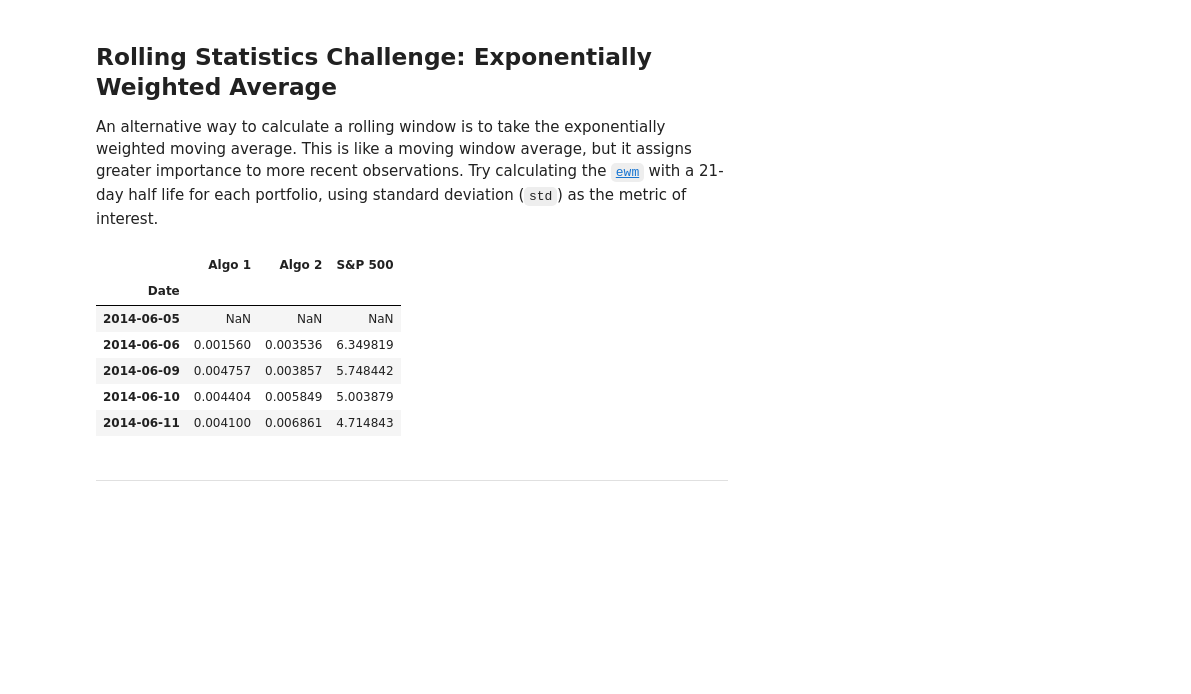
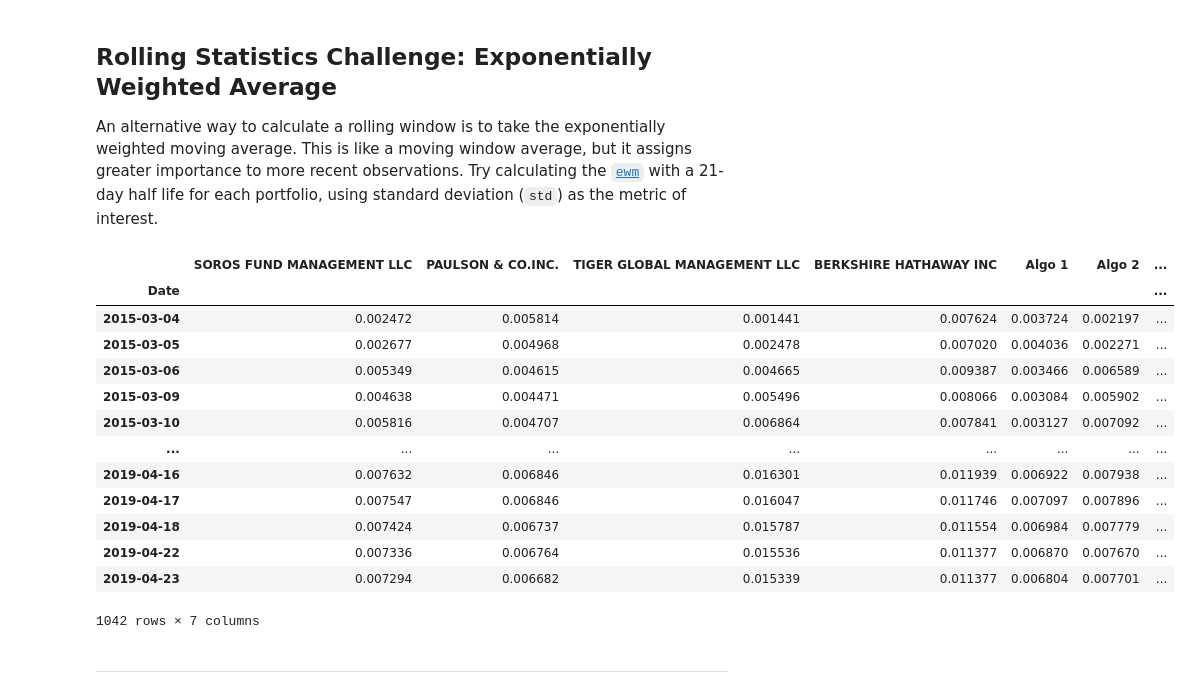
Before and after one commit to JamelBoyer/J_Boyer_Bootcamp, a Jupyter notebook: 02-Homework/04-Pandas/Instructions/Starter_Code/whale_analysis.ipynb, the cells around one changed output. Saved outputs shown, nothing was run; the diff lists cells and outputs as text; code cells hidden in the pictures; blank space fills up the shorter version.

```diff
--- a/02-Homework/04-Pandas/Instructions/Starter_Code/whale_analysis.ipynb
+++ b/02-Homework/04-Pandas/Instructions/Starter_Code/whale_analysis.ipynb
@@ -225,15 +225,15 @@ data_frame.head()
 | 2012-10-05 | -0.000322 |
 # %%
 # Drop nulls
-data_frame.dropna(inplace=True)
-data_frame.isnull().sum()
+SP_Close.dropna(inplace=True)
+SP_Close.isnull().sum()
 # %% [output]
 Close    0
 dtype: int64
 # %%
 # Rename `Close` Column to be specific to this portfolio.
-data_frame.columns = ["S&P 500 Daily Close"]
-data_frame.head()
+SP_Close.columns = ["S&P 500 Daily Close"]
+SP_Close.head()
 # %% [output]
 |  | S&P 500 Daily Close |
 | Date |  |
@@ -246,8 +246,6 @@ data_frame.head()
 ## Combine Whale, Algorithmic, and S&P 500 Returns
 # %%
 # Join Whale Returns, Algorithmic Returns, and the S&P 500 Returns into a single DataFrame with columns for each portfolio's returns.
-df = pd.concat([whale_returns, algo_returns,sp500_Closing_Prices], axis = "columns",join = "inner")
-
-
-df.dropna
+daily_oringinal_returns = pd.concat([whale_returns, algo_returns, SP_Close], axis = "columns",join = "inner")
+print(daily_oringinal_returns)
 # %% [output]
@@ -312,0 +305,4 @@ df.dropna()
+# %%
+columns = ["SOROS FUND MANAGEMENT LLC", "PAULSON & CO.INC.", "TIGER GLOBAL MANAGEMENT LLC", "BERKSHIRE HATHAWAY INC", "Algo 1 ", "Algo 2", "S&P_Close"]
+daily_oringinal_returns.columns = columns
+daily_oringinal_returns.head()
@@ -542,15 +495,22 @@ An alternative way to calculate a rolling window is to take the exponentially we
 # %%
 # Use `ewm` to calculate the rolling window
 
-df.ewm(halflife=21).std()
+daily_oringinal_returns.ewm(halflife=21).std().dropna()
 # %% [output]
-|  | Algo 1 | Algo 2 | S&P 500 |
-| Date |  |  |  |
-| 2014-06-05 | NaN | NaN | NaN |
-| 2014-06-06 | 0.001560 | 0.003536 | 6.349819 |
-| 2014-06-09 | 0.004757 | 0.003857 | 5.748442 |
-| 2014-06-10 | 0.004404 | 0.005849 | 5.003879 |
-| 2014-06-11 | 0.004100 | 0.006861 | 4.714843 |
+|  | SOROS FUND MANAGEMENT LLC | PAULSON & CO.INC. | TIGER GLOBAL MANAGEMENT LLC | BERKSHIRE HATHAWAY INC | Algo 1 | Algo 2 | ... |
+| Date |  |  |  |  |  |  | ... |
+| 2015-03-04 | 0.002472 | 0.005814 | 0.001441 | 0.007624 | 0.003724 | 0.002197 | ... |
+| 2015-03-05 | 0.002677 | 0.004968 | 0.002478 | 0.007020 | 0.004036 | 0.002271 | ... |
+| 2015-03-06 | 0.005349 | 0.004615 | 0.004665 | 0.009387 | 0.003466 | 0.006589 | ... |
+| 2015-03-09 | 0.004638 | 0.004471 | 0.005496 | 0.008066 | 0.003084 | 0.005902 | ... |
+| 2015-03-10 | 0.005816 | 0.004707 | 0.006864 | 0.007841 | 0.003127 | 0.007092 | ... |
+| ... | ... | ... | ... | ... | ... | ... | ... |
+| 2019-04-16 | 0.007632 | 0.006846 | 0.016301 | 0.011939 | 0.006922 | 0.007938 | ... |
+| 2019-04-17 | 0.007547 | 0.006846 | 0.016047 | 0.011746 | 0.007097 | 0.007896 | ... |
+| 2019-04-18 | 0.007424 | 0.006737 | 0.015787 | 0.011554 | 0.006984 | 0.007779 | ... |
+| 2019-04-22 | 0.007336 | 0.006764 | 0.015536 | 0.011377 | 0.006870 | 0.007670 | ... |
+| 2019-04-23 | 0.007294 | 0.006682 | 0.015339 | 0.011377 | 0.006804 | 0.007701 | ... |
+1042 rows × 7 columns
 # %% [markdown]
 ---
 # %% [markdown]
```
Also changed, not shown: parts of 38 cells of this notebook.
